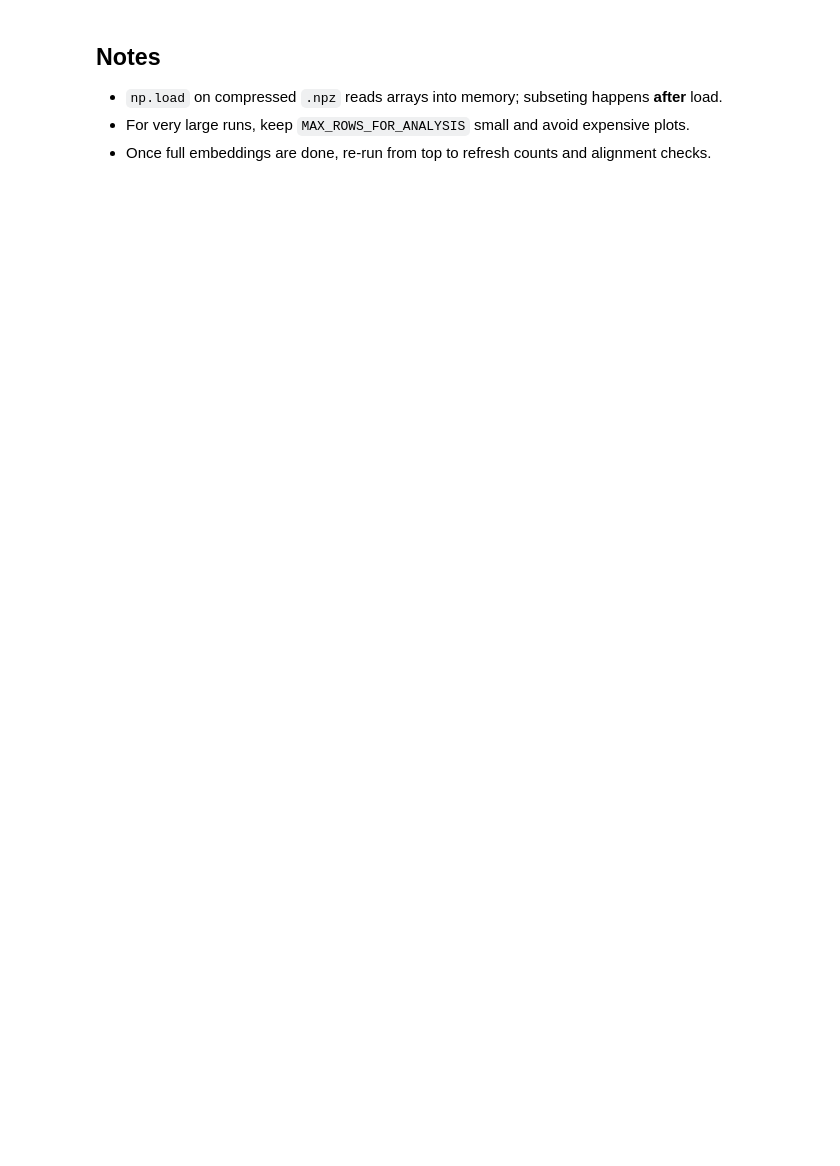
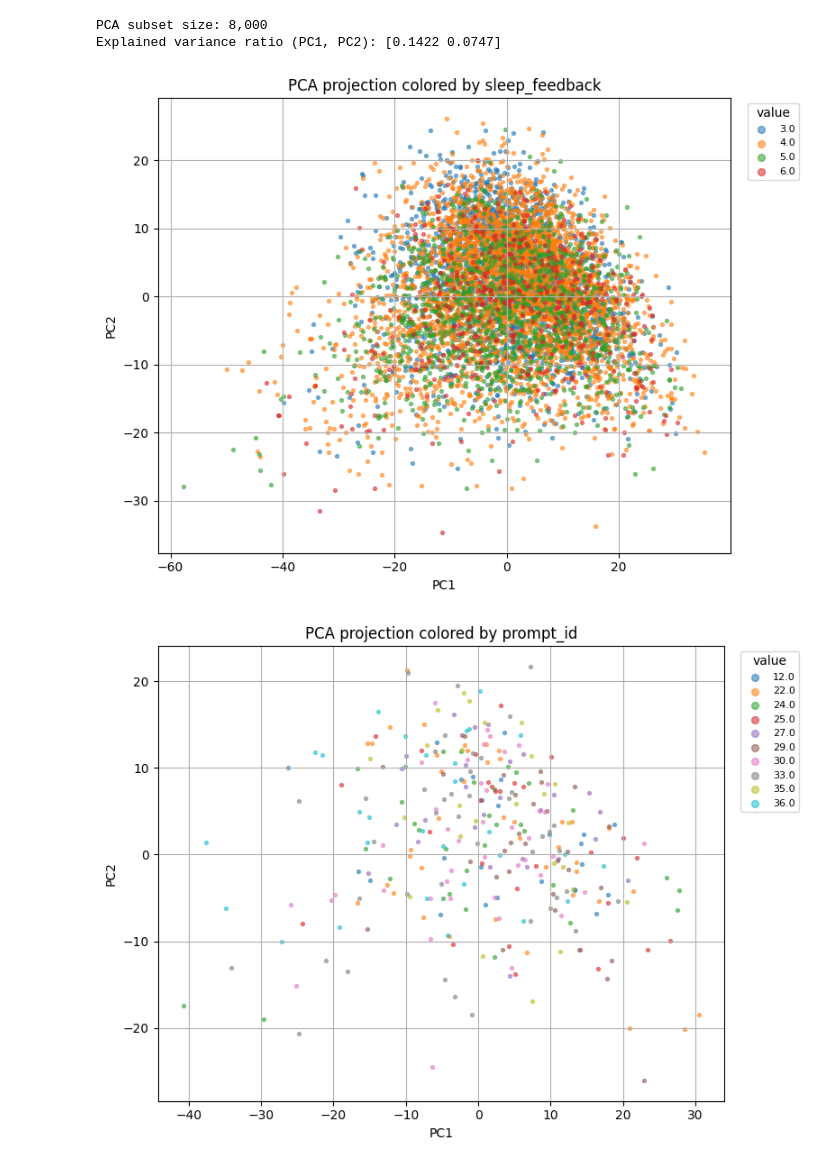
Before and after one commit to Space0code/moment4ET, a Jupyter notebook: trustME_trustme/source/inspect_trustme_embeddings.ipynb, the cells around one changed output. Cells and saved outputs as stored; diff of their text form; code cells hidden in the pictures; blank space fills up the shorter version.

Commit message:
inspecting moment embeddings with PCA - no nice clusters found

```diff
--- a/trustME_trustme/source/inspect_trustme_embeddings.ipynb
+++ b/trustME_trustme/source/inspect_trustme_embeddings.ipynb
@@ -188,5 +168,0 @@ Explained variance ratio: [0.17552704 0.07957838]
-# %% [markdown]
-## Notes
-- `np.load` on compressed `.npz` reads arrays into memory; subseting happens **after** load.
-- For very large runs, keep `MAX_ROWS_FOR_ANALYSIS` small and avoid expensive plots.
-- Once full embeddings are done, re-run from top to refresh counts and alignment checks.
@@ -192,0 +332,37 @@ Explained variance ratio: [0.17552704 0.07957838]
+# %%
+# ---- PCA visualizations ----
+X_plot, meta_plot = _subsample_for_plot(X, meta_sub, n_rows=PCA_SUBSET_SIZE, seed=RANDOM_SEED)
+Z, evr = _fit_pca_projection(X_plot, seed=RANDOM_SEED)
+
+print(f'PCA subset size: {X_plot.shape[0]:,}')
+print('Explained variance ratio (PC1, PC2):', np.round(evr, 4))
+
+cat_plot_columns = ['sleep_feedback', 'prompt_id'] + [str(i) for i in range(1, 10)]
+for col in cat_plot_columns:
+    if col not in meta_plot.columns:
+        print(f'Skipping {col}: column missing.')
+        continue
+    if meta_plot[col].notna().sum() < 50:
+        print(f'Skipping {col}: too few non-null rows for plotting.')
+        continue
+    plot_pca_by_categorical(
+        Z,
+        meta_plot[col],
+        title=f'PCA projection colored by {col}',
+        max_levels=10,
+    )
+
+if 'prompt_time_hours_from_start' in meta_plot.columns:
+    plot_pca_by_continuous(
+        Z,
+        meta_plot['prompt_time_hours_from_start'],
+        title='PCA projection colored by prompt_time',
+        color_label='hours from earliest prompt_time',
+    )
+else:
+    print('Skipping prompt_time plot: parsed time column unavailable.')
+# %% [output]
+PCA subset size: 8,000
+Explained variance ratio (PC1, PC2): [0.1422 0.0747]
+[figure, added]
+[figure, added]
```
Also changed, not shown: parts of 13 cells of this notebook.
